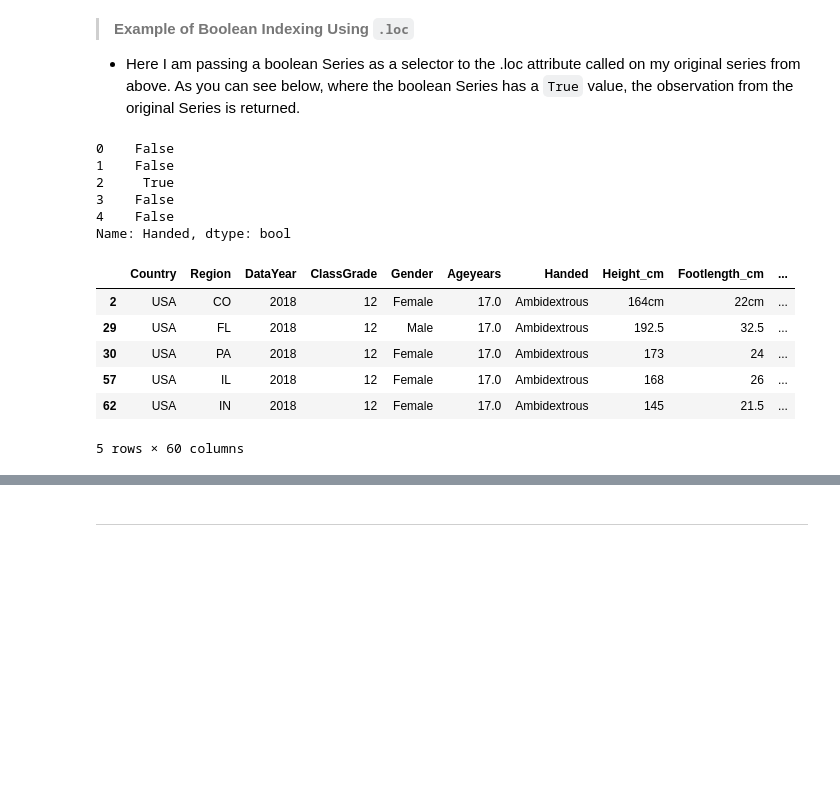
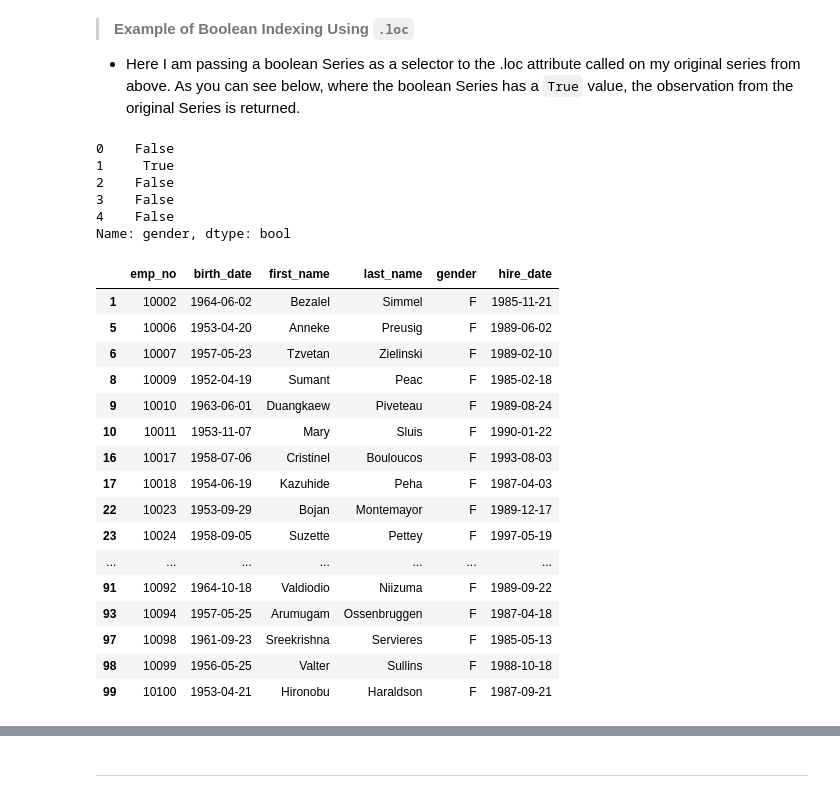
Before and after one commit to faithkane3/f_python, a Jupyter notebook: advanced_dataframes_lesson.ipynb, the cells around one changed output, grey strips where cells are left out. Saved outputs shown, nothing was run; the diff lists cells and outputs as text; code cells hidden in the pictures; blank space fills up the shorter version.

Commit message:
Commit first draft of advanced dataframes lesson complete

```diff
--- a/advanced_dataframes_lesson.ipynb
+++ b/advanced_dataframes_lesson.ipynb
@@ -198,8 +225,8 @@ employees.to_csv('employees_df.csv')
 # %%
 # Create my DataFrame reading from my own CSV file; way faster now.
 
-employees = pd.read_csv('employees_df.csv', index_col=0)
-employees.head()
+employees_df = pd.read_csv('employees_df.csv', index_col=0)
+employees_df.head()
 # %% [output]
 |  | emp_no | birth_date | first_name | last_name | gender | hire_date |
 | 0 | 10001 | 1953-09-02 | Georgi | Facello | M | 1986-06-26 |
@@ -442,27 +356,37 @@ ___
 
 - Here I am passing a boolean Series as a selector to the .loc attribute called on my original series from above. As you can see below, where the boolean Series has a `True` value, the observation from the original Series is returned.
 # %%
-# Create a bool Series to select a subset of ambidextrous students using `.loc`
+# Create a bool Series to select a subset of female employees using `.loc`
 
-ambi_bool = student_df.Handed == 'Ambidextrous'
-ambi_bool.head()
+female_bool = employees_df.gender == 'F'
+female_bool.head()
 # %% [output]
 0    False
-1    False
-2     True
+1     True
+2    False
 3    False
 4    False
-Name: Handed, dtype: bool
+Name: gender, dtype: bool
 # %%
-# Create subset of ambidextrous students using my bool Series
+# Create subset of female employees using my bool Series
 
-student_df.loc[ambi_bool]
+employees_df.loc[female_bool]
 # %% [output]
-|  | Country | Region | DataYear | ClassGrade | Gender | Ageyears | Handed | Height_cm | Footlength_cm | ... |
-| 2 | USA | CO | 2018 | 12 | Female | 17.0 | Ambidextrous | 164cm | 22cm | ... |
-| 29 | USA | FL | 2018 | 12 | Male | 17.0 | Ambidextrous | 192.5 | 32.5 | ... |
-| 30 | USA | PA | 2018 | 12 | Female | 17.0 | Ambidextrous | 173 | 24 | ... |
-| 57 | USA | IL | 2018 | 12 | Female | 17.0 | Ambidextrous | 168 | 26 | ... |
-| 62 | USA | IN | 2018 | 12 | Female | 17.0 | Ambidextrous | 145 | 21.5 | ... |
+|  | emp_no | birth_date | first_name | last_name | gender | hire_date |
+| 1 | 10002 | 1964-06-02 | Bezalel | Simmel | F | 1985-11-21 |
+| 5 | 10006 | 1953-04-20 | Anneke | Preusig | F | 1989-06-02 |
+| 6 | 10007 | 1957-05-23 | Tzvetan | Zielinski | F | 1989-02-10 |
+| 8 | 10009 | 1952-04-19 | Sumant | Peac | F | 1985-02-18 |
+| 9 | 10010 | 1963-06-01 | Duangkaew | Piveteau | F | 1989-08-24 |
+| 10 | 10011 | 1953-11-07 | Mary | Sluis | F | 1990-01-22 |
+| 16 | 10017 | 1958-07-06 | Cristinel | Bouloucos | F | 1993-08-03 |
+| 17 | 10018 | 1954-06-19 | Kazuhide | Peha | F | 1987-04-03 |
+| 22 | 10023 | 1953-09-29 | Bojan | Montemayor | F | 1989-12-17 |
+| 23 | 10024 | 1958-09-05 | Suzette | Pettey | F | 1997-05-19 |
+| ... | ... | ... | ... | ... | ... | ... |
+| 91 | 10092 | 1964-10-18 | Valdiodio | Niizuma | F | 1989-09-22 |
+| 93 | 10094 | 1957-05-25 | Arumugam | Ossenbruggen | F | 1987-04-18 |
+| 97 | 10098 | 1961-09-23 | Sreekrishna | Servieres | F | 1985-05-13 |
+| 98 | 10099 | 1956-05-25 | Valter | Sullins | F | 1988-10-18 |
+| 99 | 10100 | 1953-04-21 | Hironobu | Haraldson | F | 1987-09-21 |
-5 rows × 60 columns
 # %%
```
Also changed, not shown: parts of 114 cells of this notebook, 1 other file.
